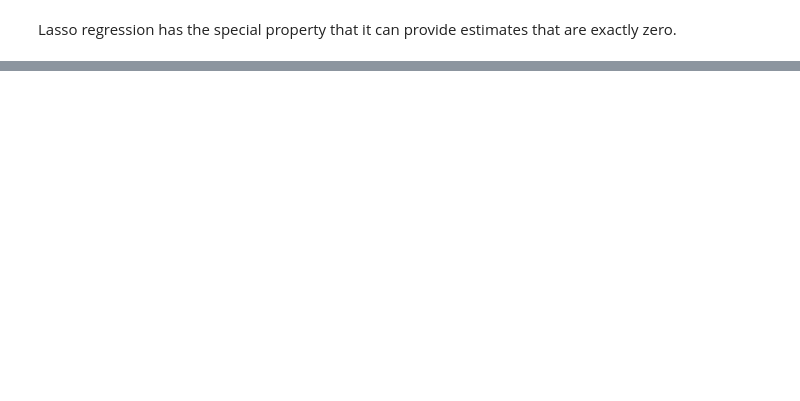
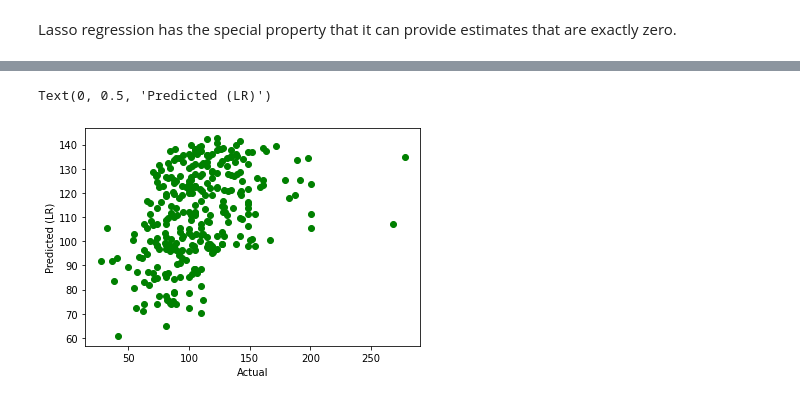
Before and after one commit to aaneloy/DATA2010-Fall2021-Lab, a Jupyter notebook: Linear Regression/Linear-regression.ipynb, the cells around one changed output, grey strips where cells are left out. Drawn from its saved outputs; the diff is of its cells as text; code cells hidden in the pictures; blank space fills up the shorter version.

```diff
--- a/Linear Regression/Linear-regression.ipynb
+++ b/Linear Regression/Linear-regression.ipynb
@@ -386,0 +426,15 @@ regr.intercept_
+# %%
+# Add back age
+age_vec = data['age'].to_numpy().reshape((3000, 1))
+X = np.hstack((age_vec, X_cat))
+
+# Extract wage
+y = data['wage'].to_numpy()
+# %%
+from sklearn.model_selection import train_test_split
+
+X_train, X_test, y_train, y_test = train_test_split(
+    X, y, test_size=0.1, random_state=1234
+)
+
+X_test.shape, y_test.shape
@@ -386,0 +443,14 @@ regr.intercept_
+# %%
+from sklearn.linear_model import LinearRegression
+
+# Create linear regression object
+regr = LinearRegression()
+
+# Train the model using the training sets
+regr.fit(X_train, y_train)
+
+# Make predictions using the testing set
+y_pred = regr.predict(X_test)
+
+# Compute evaluation metrics
+compute_metrics(y_pred, y_test)
@@ -436,0 +526,7 @@ array([False, False,  True,  True,  True,  True,  True,  True, False,
+# %%
+plt.scatter(y_test, y_pred, c = 'green')
+plt.xlabel('Actual')
+plt.ylabel('Predicted (LR)')
+# %% [output]
+Text(0, 0.5, 'Predicted (LR)')
+[figure, added]
```
Also changed, not shown: parts of 25 cells of this notebook.
